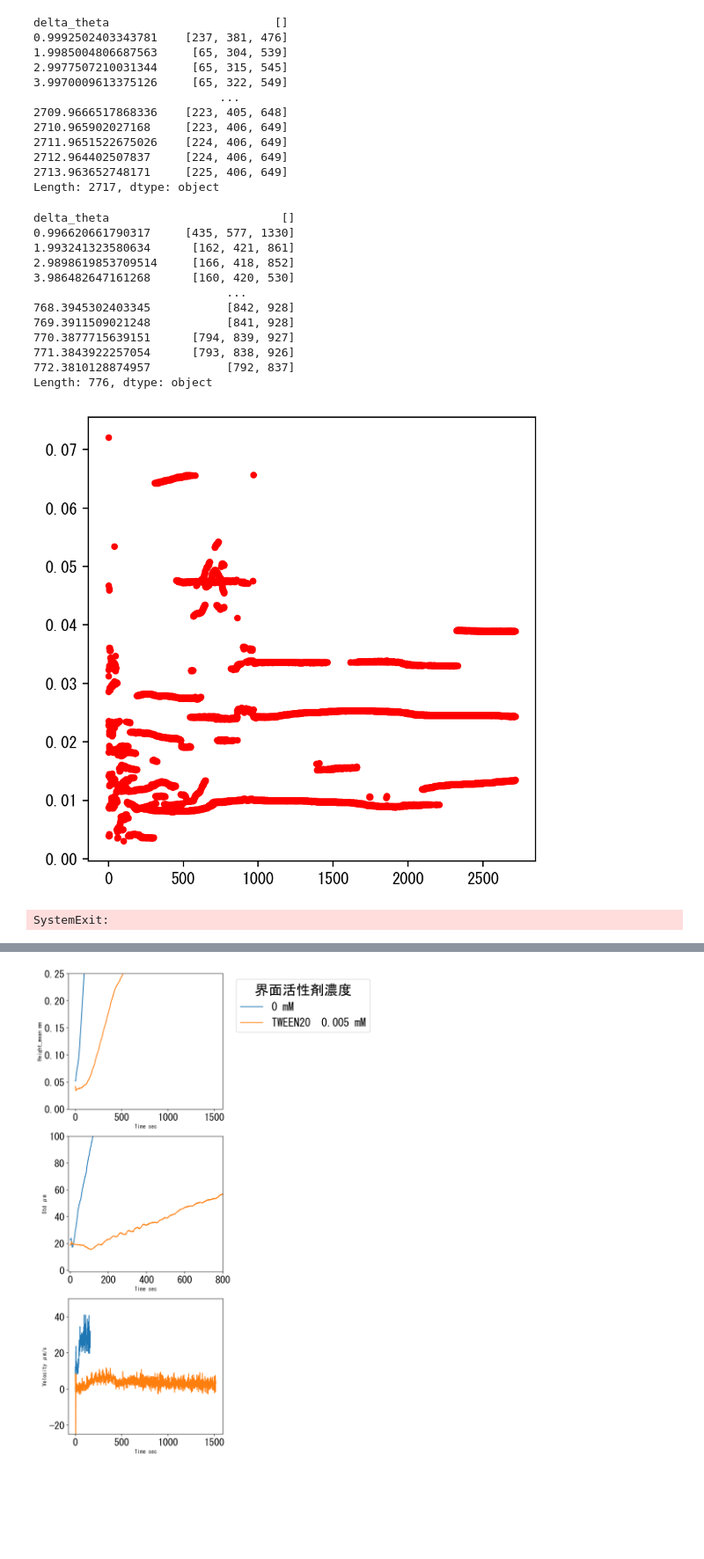
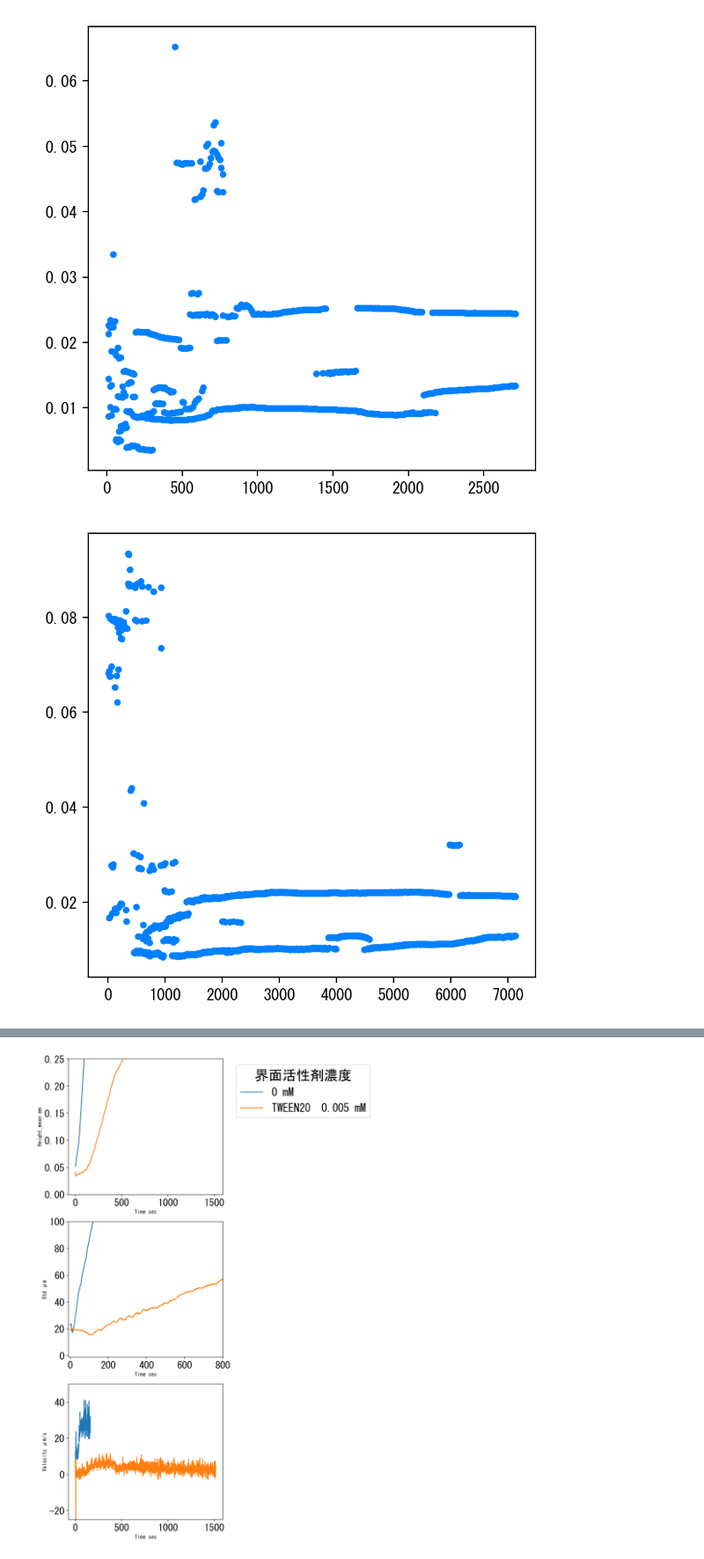
Before and after one commit to momoya-N/dendrite, a Jupyter notebook: movie_analisis/analisis_program/surface_groth/surface_groth_plot.ipynb, the cells around one changed output, grey strips where cells are left out. Shown: that part at 88% size. Cells and saved outputs as stored; diff of their text form; code cells hidden in the pictures; blank space fills up the shorter version.

```diff
--- a/movie_analisis/analisis_program/surface_groth/surface_groth_plot.ipynb
+++ b/movie_analisis/analisis_program/surface_groth/surface_groth_plot.ipynb
@@ -42,14 +42,14 @@ for i_con,con in enumerate(con_list):
         std_data=hight_data.std()[1:]
 
         #plot
-        # ax.plot(time,std_data,color=colors_hist[i_con])
+        ax.plot(time,std_data,color=colors_hist[i_con])
         # ax[0].plot(time,mean_data,color=colors_hist[i_con])
-        ax.plot(time,std_data,color=colors_hist[i_con],label=label_list[i_con])
+        # ax.plot(time,std_data,color=colors_hist[i_con],label=label_list[i_con])
         # ax[2].plot(time,vel,color=colors_hist[i_con])
         # ax[1].set_xlim(-10,1000)
-#     ax[0].plot(time,mean_data,color=colors_hist[i_con],label=label_list[i_con])
+    ax.plot(time,std_data,color=colors_hist[i_con],label=label_list[i_con])
 # ax[0].legend(loc='upper left', bbox_to_anchor=(1.05, 1), title="界面活性剤濃度(Pluronic F-127)", fontsize=20, title_fontsize=25)
-ax.legend(loc='upper left', bbox_to_anchor=(1.05, 1), title="界面活性剤濃度(Pluronic F-127)", fontsize=20, title_fontsize=25)
+ax.legend(loc='upper left', bbox_to_anchor=(1.05, 1), title="界面活性剤濃度\n(Pluronic F-127)", fontsize=20, title_fontsize=25)
 
 plt.show()
 # %% [output]
@@ -57,67 +57,43 @@ plt.show()
 # %%
-
 file_pluronic="D:/master_thesis_data/experiment_data/movie_data/movie_data/data_for_surface_groth/Pluronic-F127/"
 con_list=os.listdir(file_pluronic)
 con_list_float=[float(con.replace("%","")) for con in con_list]
 label_list=[f"{con_list_float[i]} %" for i in range(len(con_list_float))]
 plt.rcParams['font.family'] = "MS Gothic"
 # カラーマップを作成
 cmap_hist = cm.get_cmap('jet', 5)  # 'jet'カラーマップを5つの色で分割
 # 色を取得
 colors_hist = cmap_hist(np.linspace(0.2, 0.8, 5))
 # fig , ax = plt.subplots(3,1,figsize=(5,15),dpi=200)
 for i_con,con in enumerate(con_list):
     file_list=os.listdir(file_pluronic+con)
     fig , ax = plt.subplots(1,1,figsize=(5,5),dpi=200)
     for file in file_list:
         file_path_cor=file_pluronic+con+"/"+file+"/"+file+"_cor_func_data.csv"
         cor_func_data=pd.read_csv(file_path_cor,index_col=0)
         time = cor_func_data.columns[1:].astype(float)
         delta_theta = cor_func_data.iloc[:, 0]
         # Find peaks in the correlation function
         cor_func = cor_func_data.apply(lambda x: x.rolling(window=20, center=True).mean(), axis=0)
-        local_max_data = cor_func.apply(lambda x: find_peaks(x,0.0,width=20)[0][:3], axis=0)
-        print(local_max_data)
+        local_max_data = cor_func.apply(lambda x: find_peaks(x,0.0,width=20)[0][:2], axis=0)
+        # print(local_max_data)
 
-        # #local_max plot
-        # for t in range(len(time)):
-        #     for peak in local_max_data[t]:
-        #         ax.scatter(time[t], delta_theta[peak], color='red', s=10)
-        # # ax.plot(time,delta_theta[local_max_data.iloc[time].astype(int)],color=colors_hist[i_con])
+        #local_max plot
+        for t in range(len(time)):
+            if t%10!=0:
+                continue
+            for peak in local_max_data[t]:
+                ax.scatter(time[t], delta_theta[peak], color=colors_hist[i_con], s=10)
+        # ax.plot(time,delta_theta[local_max_data.iloc[time].astype(int)],color=colors_hist[i_con])
 
         # #plot
-        # ax.plot(delta_theta,cor_func.iloc[:,50])
+        # ax.plot(delta_theta,cor_func.iloc[:,50],color=colors_hist[i_con])
         # ax.scatter(delta_theta[local_max_data.iloc[50].astype(int)],cor_func.iloc[:,50][local_max_data.iloc[50].astype(int)],color="red",s=10)
     plt.show()
-    sys.exit()
-    ax[0].plot(time,mean_data,color=colors_hist[i_con],label=label_list[i_con])
-ax[0].legend(loc='upper left', bbox_to_anchor=(1.05, 1), title="界面活性剤濃度(Pluronic F-127)", fontsize=20, title_fontsize=25)
+    # ax.plot(time,mean_data,color=colors_hist[i_con],label=label_list[i_con])
+ax.legend(loc='upper left', bbox_to_anchor=(1.05, 1), title="界面活性剤濃度(Pluronic F-127)", fontsize=20, title_fontsize=25)
 
 plt.show()
 # %% [output]
-delta_theta                        []
-0.9992502403343781    [237, 381, 476]
-1.9985004806687563     [65, 304, 539]
-2.9977507210031344     [65, 315, 545]
-3.9970009613375126     [65, 322, 549]
-                           ...
-2709.9666517868336    [223, 405, 648]
-2710.965902027168     [223, 406, 649]
-2711.9651522675026    [224, 406, 649]
-2712.964402507837     [224, 406, 649]
-2713.963652748171     [225, 406, 649]
-Length: 2717, dtype: object
-delta_theta                         []
-0.996620661790317     [435, 577, 1330]
-1.993241323580634      [162, 421, 861]
-2.9898619853709514     [166, 418, 852]
-3.986482647161268      [160, 420, 530]
-                            ...
-768.3945302403345           [842, 928]
-769.3911509021248           [841, 928]
-770.3877715639151      [794, 839, 927]
-771.3843922257054      [793, 838, 926]
-772.3810128874957           [792, 837]
-Length: 776, dtype: object
-[figure, old version]
+[figure, new version]
-SystemExit:
+[figure, added]
```
Also changed, not shown: parts of 2 cells of this notebook, 16 other files.
